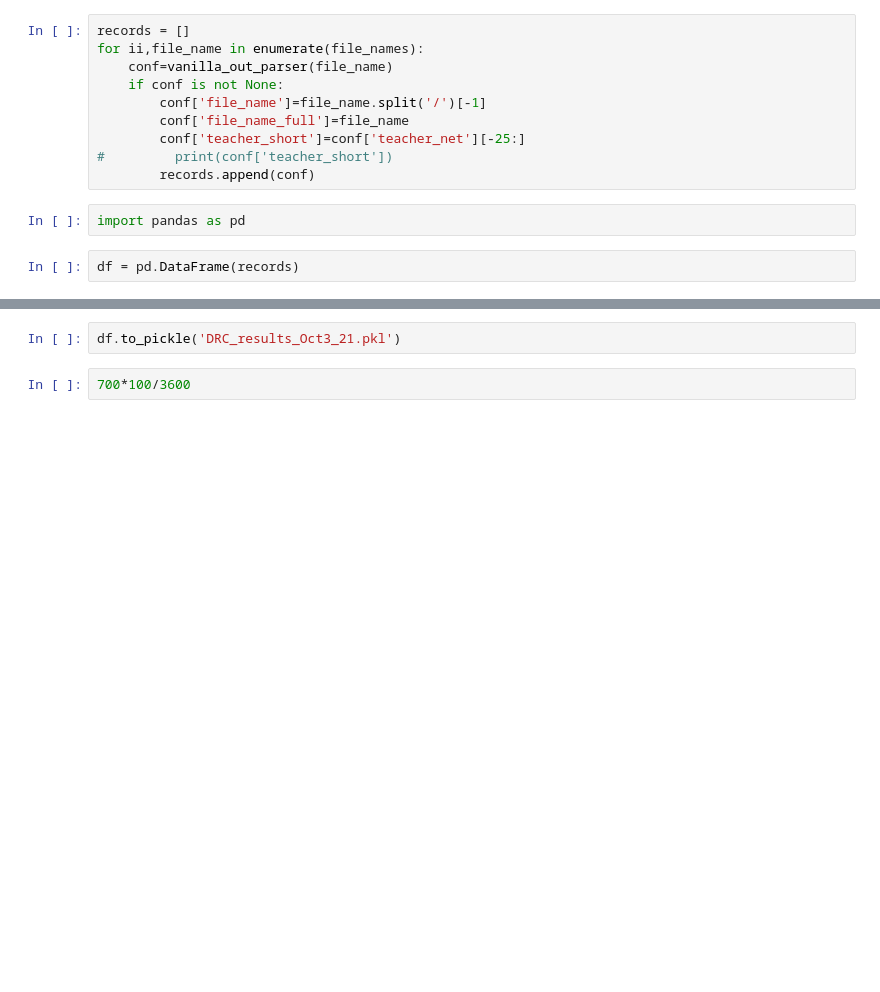
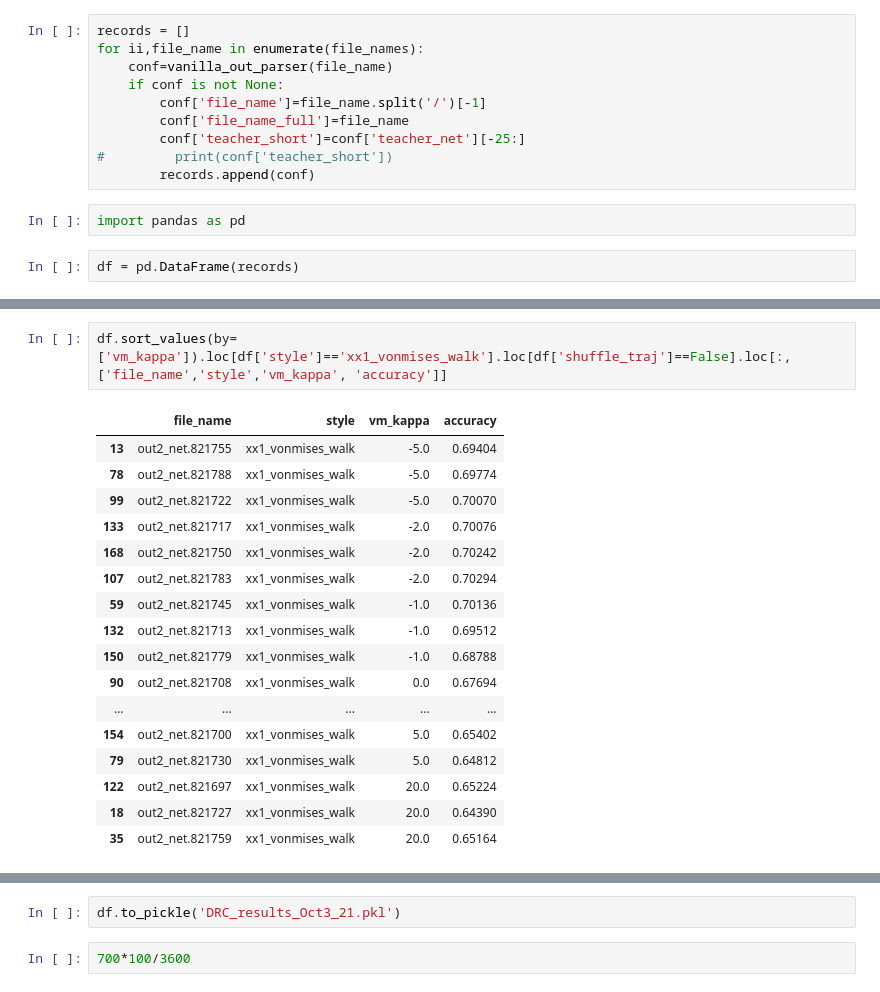
Before and after one commit to sashkarivkind/imagewalker, a Jupyter notebook: wexac_log_organizer.ipynb, the cells around one changed output, grey strips where cells are left out. Drawn from its saved outputs; the diff is of its cells as text; blank space fills up the shorter version.

```diff
--- a/wexac_log_organizer.ipynb
+++ b/wexac_log_organizer.ipynb
@@ -100,3 +122,23 @@ df.sort_values(by=['vm_kappa']).loc[df['style']=='xx1_vonmises_walk'].loc[:,['fi
+# %%
+df.sort_values(by=['vm_kappa']).loc[df['style']=='xx1_vonmises_walk'].loc[df['shuffle_traj']==False].loc[:,['file_name','style','vm_kappa', 'accuracy']]
+# %% [output]
+|  | file_name | style | vm_kappa | accuracy |
+| 13 | out2_net.821755 | xx1_vonmises_walk | -5.0 | 0.69404 |
+| 78 | out2_net.821788 | xx1_vonmises_walk | -5.0 | 0.69774 |
+| 99 | out2_net.821722 | xx1_vonmises_walk | -5.0 | 0.70070 |
+| 133 | out2_net.821717 | xx1_vonmises_walk | -2.0 | 0.70076 |
+| 168 | out2_net.821750 | xx1_vonmises_walk | -2.0 | 0.70242 |
+| 107 | out2_net.821783 | xx1_vonmises_walk | -2.0 | 0.70294 |
+| 59 | out2_net.821745 | xx1_vonmises_walk | -1.0 | 0.70136 |
+| 132 | out2_net.821713 | xx1_vonmises_walk | -1.0 | 0.69512 |
+| 150 | out2_net.821779 | xx1_vonmises_walk | -1.0 | 0.68788 |
+| 90 | out2_net.821708 | xx1_vonmises_walk | 0.0 | 0.67694 |
+| ... | ... | ... | ... | ... |
+| 154 | out2_net.821700 | xx1_vonmises_walk | 5.0 | 0.65402 |
+| 79 | out2_net.821730 | xx1_vonmises_walk | 5.0 | 0.64812 |
+| 122 | out2_net.821697 | xx1_vonmises_walk | 20.0 | 0.65224 |
+| 18 | out2_net.821727 | xx1_vonmises_walk | 20.0 | 0.64390 |
+| 35 | out2_net.821759 | xx1_vonmises_walk | 20.0 | 0.65164 |
 # %%
 df.loc[df['style']=='xx1_vonmises_walk']
 # %% [output]
```
Also changed, not shown: parts of 20 cells of this notebook, 5 other files.
